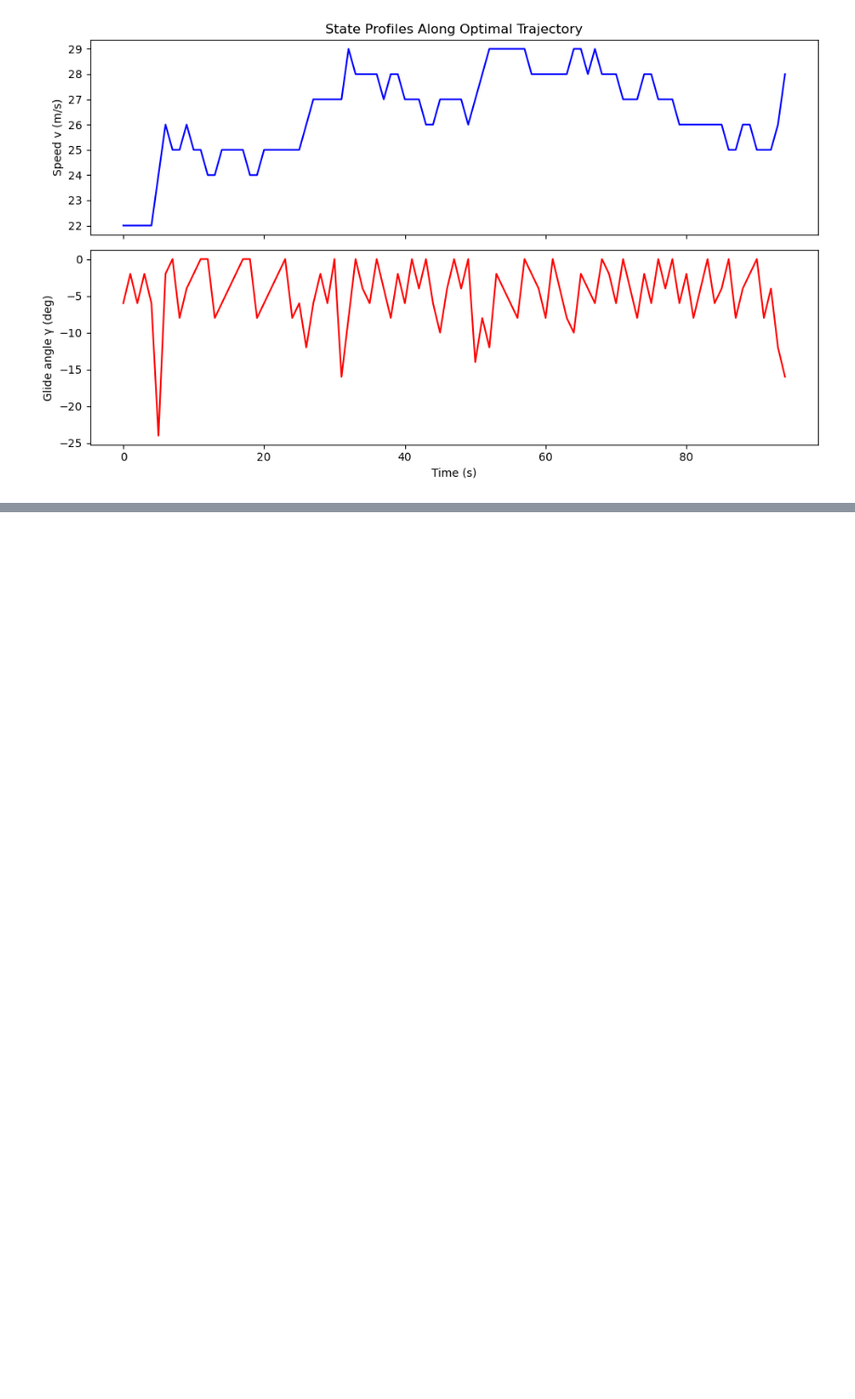
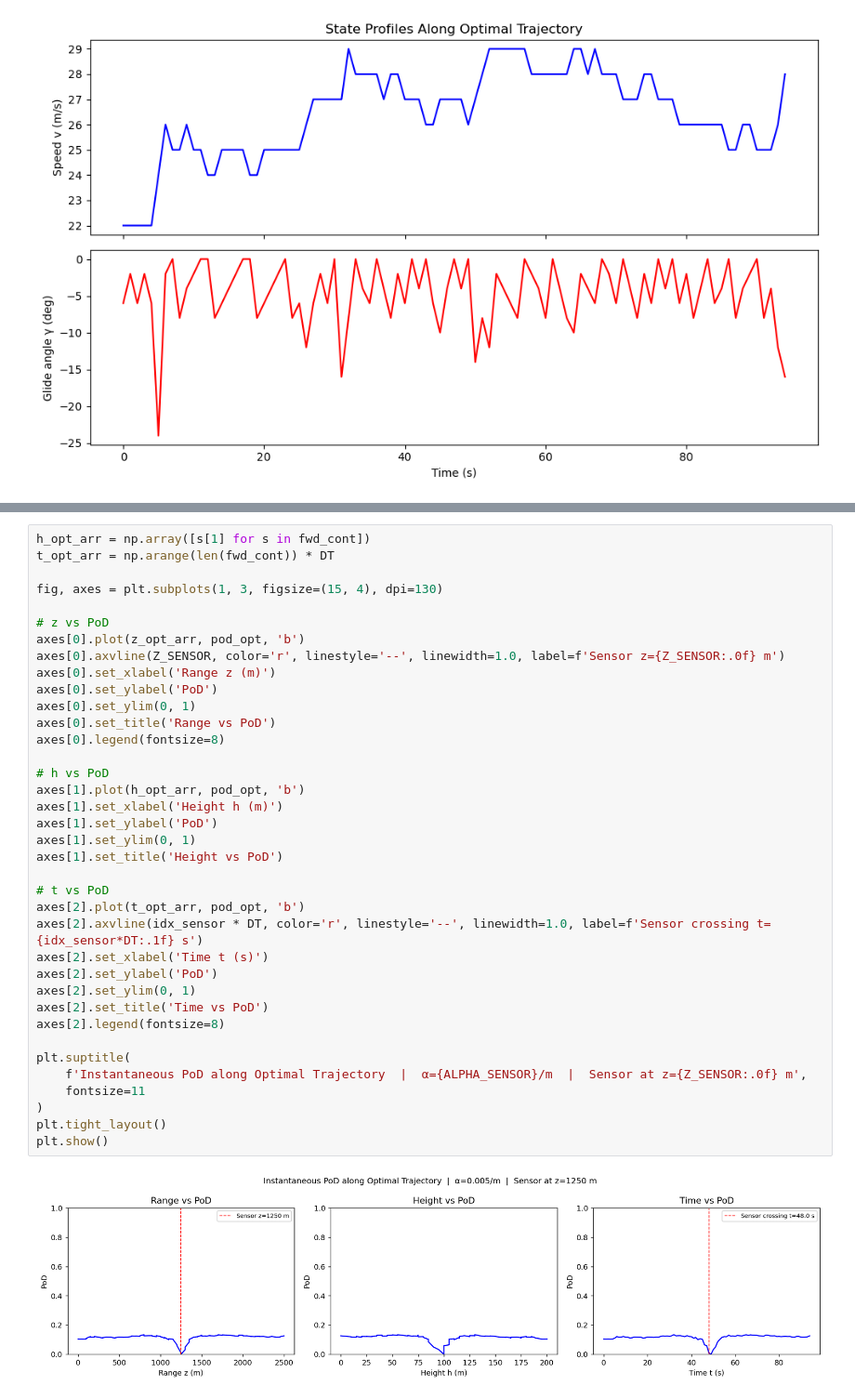
Before and after one commit to jeffersonkim97/glider_hybrid_control, a Jupyter notebook: Glider_Bellman/glider_02.ipynb, the cells around one changed output, grey strips where cells are left out. Shown at 93% size. Drawn from its saved outputs; the diff is of its cells as text; blank space fills up the shorter version.

```diff
--- a/Glider_Bellman/glider_02.ipynb
+++ b/Glider_Bellman/glider_02.ipynb
@@ -620,0 +789,39 @@ plt.show()
+# %%
+h_opt_arr = np.array([s[1] for s in fwd_cont])
+t_opt_arr = np.arange(len(fwd_cont)) * DT
+
+fig, axes = plt.subplots(1, 3, figsize=(15, 4), dpi=130)
+
+# z vs PoD
+axes[0].plot(z_opt_arr, pod_opt, 'b')
+axes[0].axvline(Z_SENSOR, color='r', linestyle='--', linewidth=1.0, label=f'Sensor z={Z_SENSOR:.0f} m')
+axes[0].set_xlabel('Range z (m)')
+axes[0].set_ylabel('PoD')
+axes[0].set_ylim(0, 1)
+axes[0].set_title('Range vs PoD')
+axes[0].legend(fontsize=8)
+
+# h vs PoD
+axes[1].plot(h_opt_arr, pod_opt, 'b')
+axes[1].set_xlabel('Height h (m)')
+axes[1].set_ylabel('PoD')
+axes[1].set_ylim(0, 1)
+axes[1].set_title('Height vs PoD')
+
+# t vs PoD
+axes[2].plot(t_opt_arr, pod_opt, 'b')
+axes[2].axvline(idx_sensor * DT, color='r', linestyle='--', linewidth=1.0, label=f'Sensor crossing t={idx_sensor*DT:.1f} s')
+axes[2].set_xlabel('Time t (s)')
+axes[2].set_ylabel('PoD')
+axes[2].set_ylim(0, 1)
+axes[2].set_title('Time vs PoD')
+axes[2].legend(fontsize=8)
+
+plt.suptitle(
+    f'Instantaneous PoD along Optimal Trajectory  |  α={ALPHA_SENSOR}/m  |  Sensor at z={Z_SENSOR:.0f} m',
+    fontsize=11
+)
+plt.tight_layout()
+plt.show()
+# %% [output]
+[figure, added]
```
Also changed, not shown: parts of 16 cells of this notebook.
